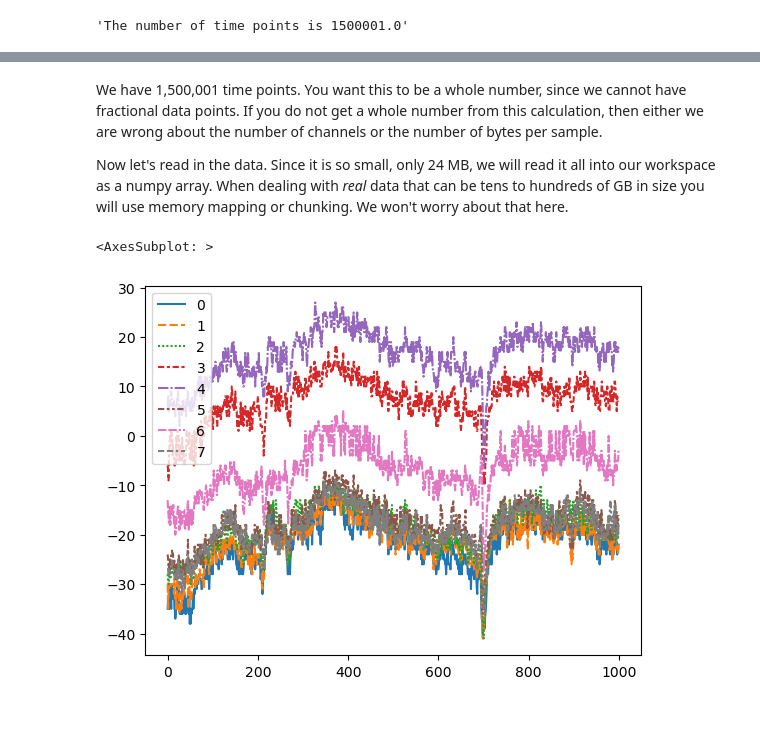
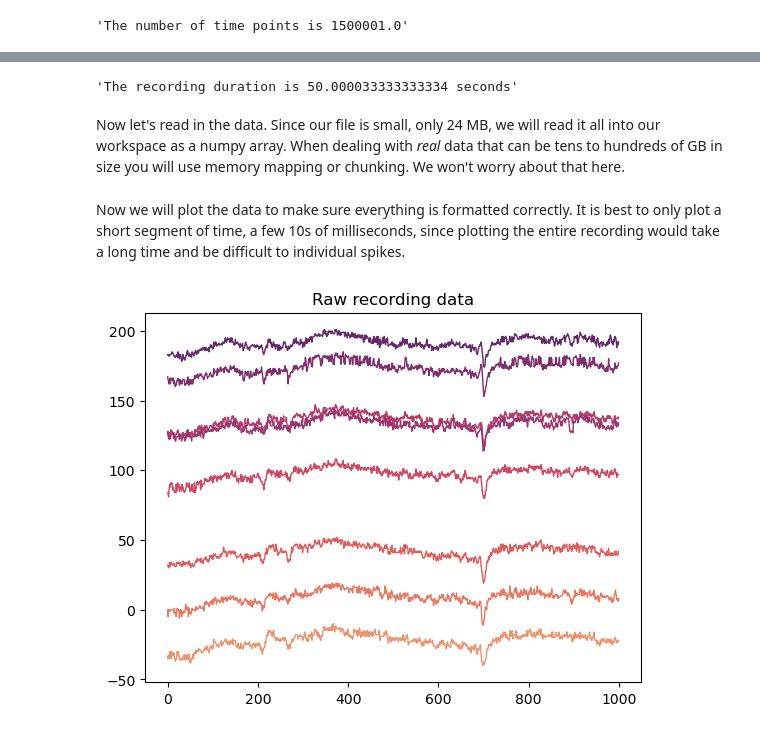
Before and after one commit to dbheadley/SpikeSortShortCourse, a Jupyter notebook: Code/ClassicSortingDemo.ipynb, the cells around one changed output, grey strips where cells are left out. Cells and saved outputs as stored; diff of their text form; code cells hidden in the pictures.

```diff
--- a/Code/ClassicSortingDemo.ipynb
+++ b/Code/ClassicSortingDemo.ipynb
@@ -53,15 +57,25 @@ tpt_num = bin_sz.st_size/(chan_num*2)
+# %%
+# Determine how long our recording is
+samp_rate = 30000 # Hz, samples per second
+"The recording duration is {x} seconds".format(x=tpt_num/samp_rate)
+# %% [output]
+'The recording duration is 50.000033333333334 seconds'
 # %% [markdown]
-We have 1,500,001 time points. You want this to be a whole number, since we cannot have fractional data points. If you do not get a whole number from this calculation, then either we are wrong about the number of channels or the number of bytes per sample.
-
-Now let's read in the data. Since it is so small, only 24 MB, we will read it all into our workspace as a numpy array. When dealing with *real* data that can be tens to hundreds of GB in size you will use memory mapping or chunking. We won't worry about that here.
+Now let's read in the data. Since our file is small, only 24 MB, we will read it all into our workspace as a numpy array. When dealing with *real* data that can be tens to hundreds of GB in size you will use memory mapping or chunking. We won't worry about that here.
 # %%
 # Read in our binary data into a numpy array
 rec_raw = np.fromfile('../Data/TestRecording.bin',np.int16)
 
 # Rearrange the data from a list to a matrix, with time points along the rows and channels along the columns
 rec_raw = np.reshape(rec_raw,(int(tpt_num),chan_num))
-# %%
-sns.lineplot(rec_raw[0:1000,:])
-# %% [output]
-<AxesSubplot: >
-[figure, removed]
+# %% [markdown]
+Now we will plot the data to make sure everything is formatted correctly. It is best to only plot a short segment of time, a few 10s of milliseconds, since plotting the entire recording would take a long time and be difficult to individual spikes.
+# %%
+ax = sns.lineplot(data=rec_raw[0:1000,:]+np.arange(0,chan_num)*30,
+                  palette='flare',legend=False)
+ax.set_title('Raw recording data')
+for x in range(chan_num):
+    ax.lines[x].set_linestyle('-')
+    ax.lines[x].set_linewidth(1)
+# %% [output]
+[figure, added]
```
Also changed, not shown: parts of 11 cells of this notebook.
